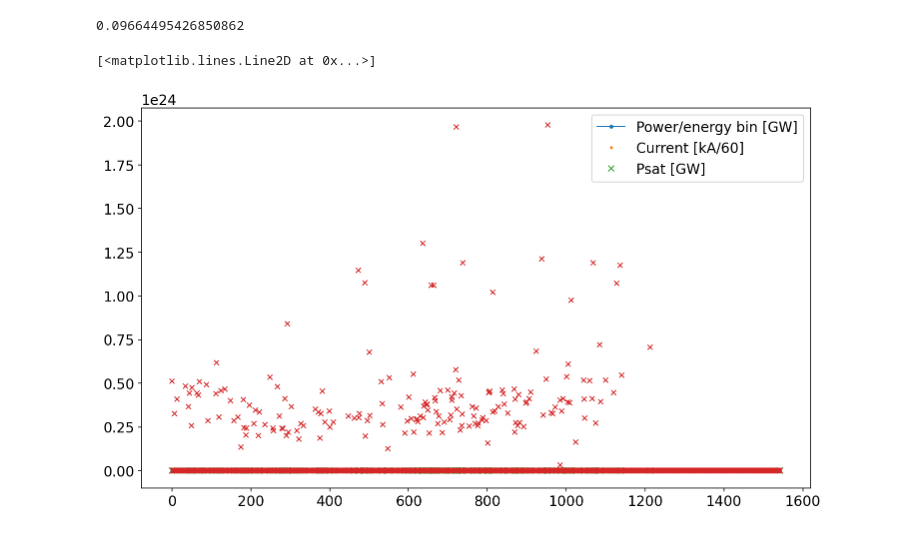
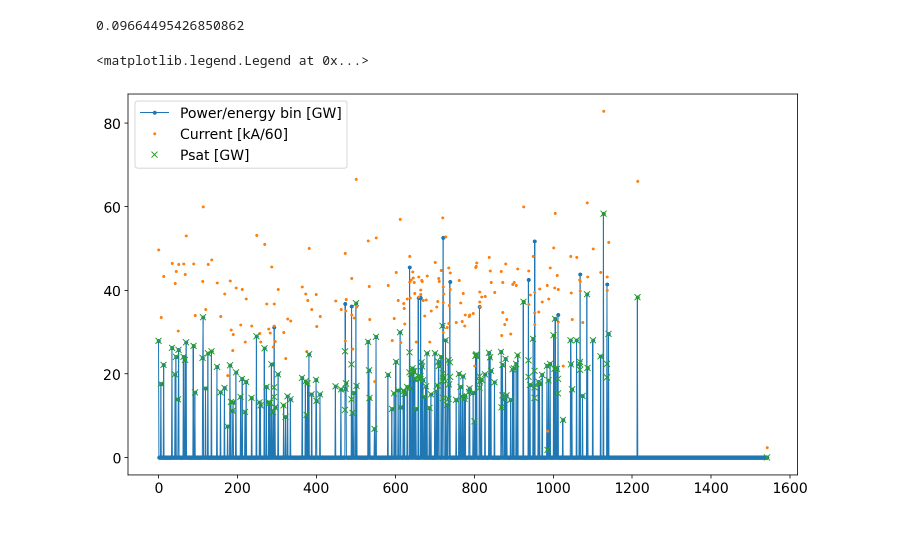
Before and after one commit to pluflou/FEL_Tuning, a Jupyter notebook: lcls_mx_optimizer.ipynb, the cells around one changed output. Cells and saved outputs as stored; diff of their text form; code cells hidden in the pictures.

```diff
--- a/lcls_mx_optimizer.ipynb
+++ b/lcls_mx_optimizer.ipynb
@@ -322,16 +322,16 @@ for i in range(n_slice):
 # %%
 plt.figure(figsize=(12,7))
 
 plt.plot(binned_psat, linewidth=1, marker='.', label="Power/energy bin [GW]")
 #plt.ylabel("P/energy bin [GW]")
 
 plt.plot(en_idx, np.array(current_list)/60, linewidth=0, marker='o', markersize=2, label="Current [kA/60]")
 plt.plot(en_idx, np.array(psat_list), linewidth=0, marker='x', label="Psat [GW]")
 
 plt.legend()
-plt.plot(np.array(binned_num_phot)/1, linewidth=0, marker='x', markersize=5)
+#plt.plot(np.array(binned_num_phot)/1, linewidth=0, marker='x', markersize=5)
 
 # max 0.6-1.3 E17 photons/s -> expected 0.15-14 E12 ---->>> 5 orders of magnitude off
 # %% [output]
-[<matplotlib.lines.Line2D at 0x...>]
+<matplotlib.legend.Legend at 0x...>
-[figure, old version]
+[figure, new version]
```
Also changed, not shown: 1 other file.
